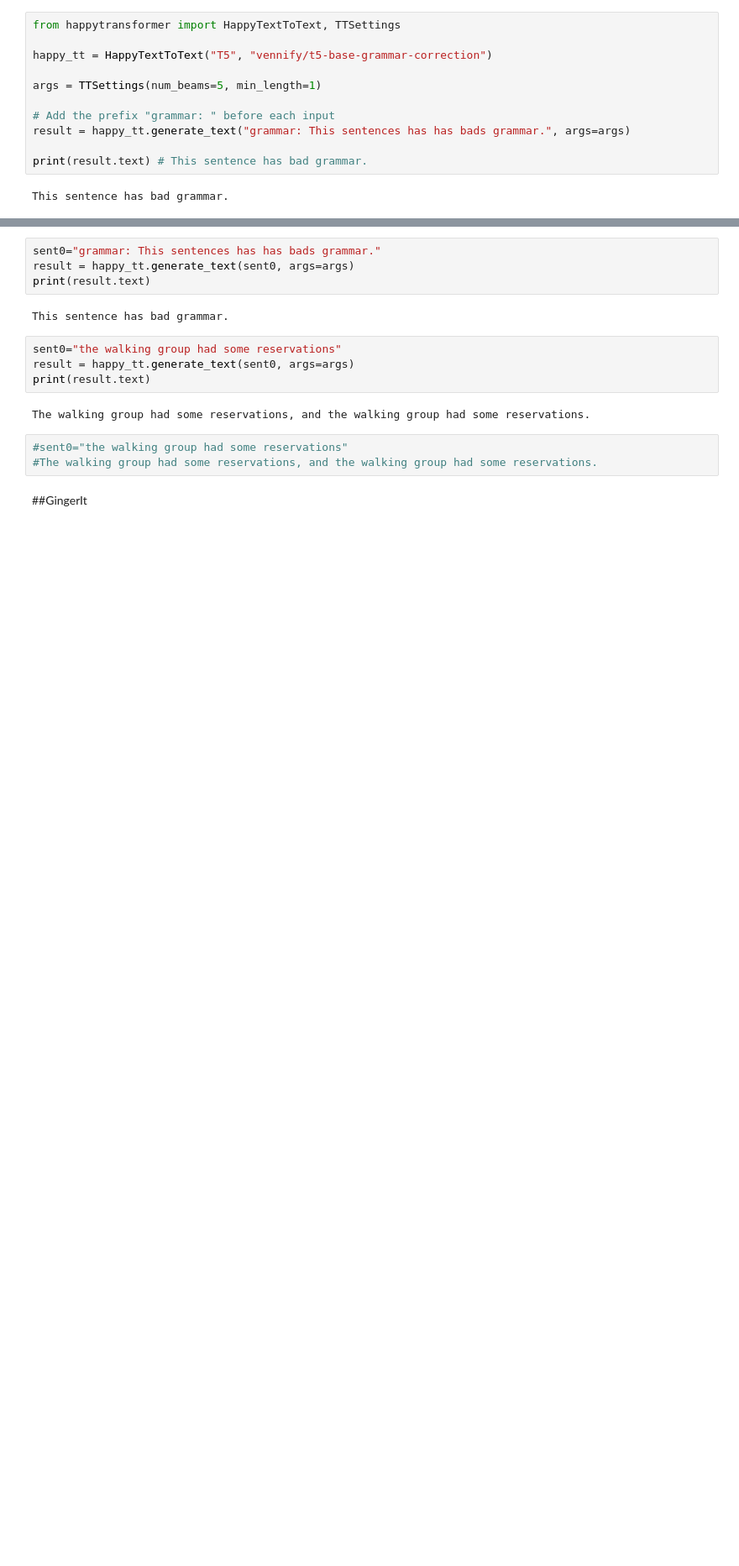
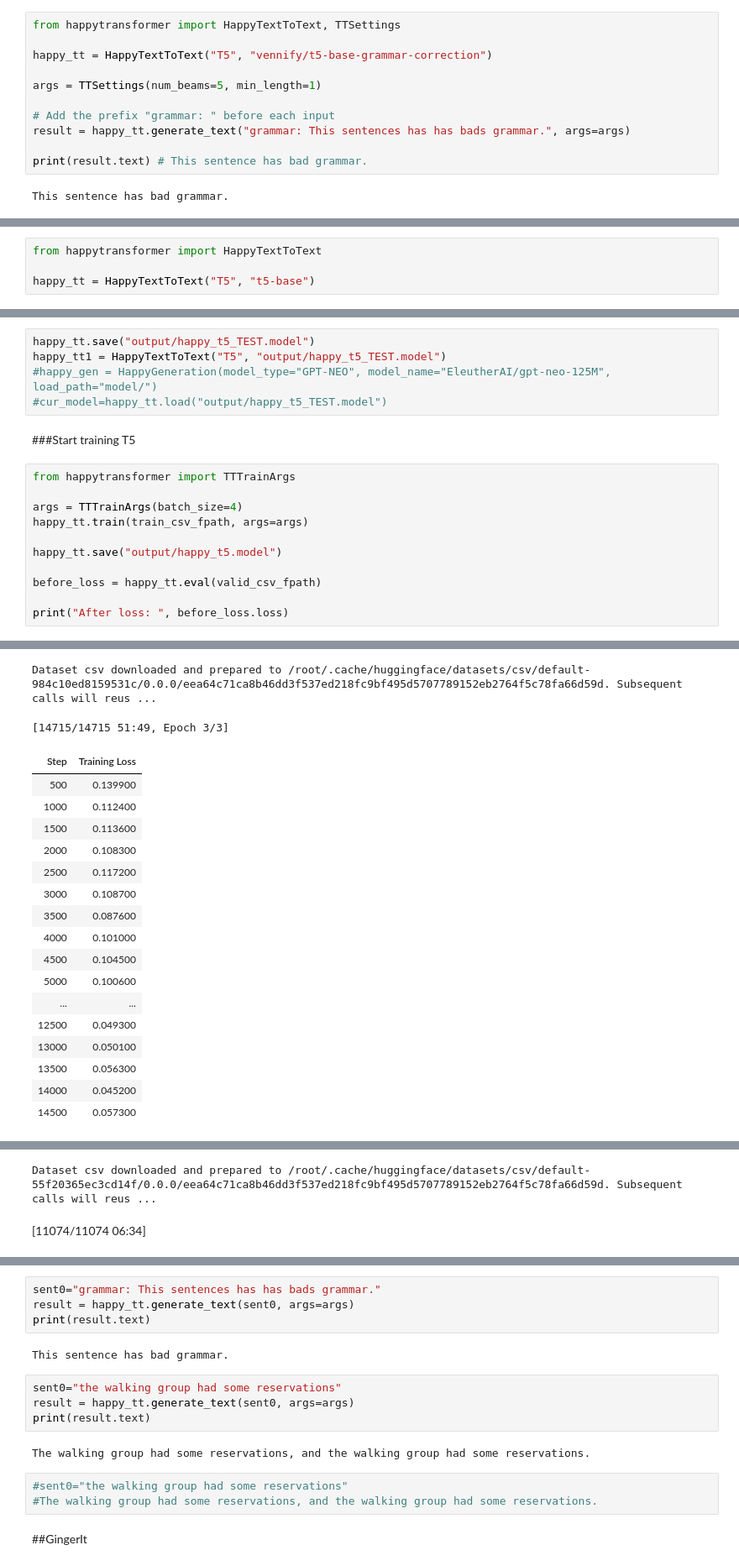
Before and after one commit to hmghaly/ai, a Jupyter notebook: ai_pre_editing.ipynb, the cells around one changed output, grey strips where cells are left out. Shown at 84% size. Drawn from its saved outputs; the diff is of its cells as text; blank space fills up the shorter version.

```diff
--- a/ai_pre_editing.ipynb
+++ b/ai_pre_editing.ipynb
@@ -3277,0 +4166,4 @@ What would you do?
+# %%
+from happytransformer import HappyTextToText
+
+happy_tt = HappyTextToText("T5", "t5-base")
@@ -3277,0 +4258,19 @@ What would you do?
+# %%
+happy_tt.save("output/happy_t5_TEST.model")
+happy_tt1 = HappyTextToText("T5", "output/happy_t5_TEST.model")
+#happy_gen = HappyGeneration(model_type="GPT-NEO", model_name="EleutherAI/gpt-neo-125M", load_path="model/")
+#cur_model=happy_tt.load("output/happy_t5_TEST.model")
+# %% [markdown]
+###Start training T5
+# %%
+from happytransformer import TTTrainArgs
+
+args = TTTrainArgs(batch_size=4)
+happy_tt.train(train_csv_fpath, args=args)
+
+happy_tt.save("output/happy_t5.model")
+
+before_loss = happy_tt.eval(valid_csv_fpath)
+
+print("After loss: ", before_loss.loss)
+# %% [output]
@@ -3277,0 +4278,19 @@ What would you do?
+Dataset csv downloaded and prepared to /root/.cache/huggingface/datasets/csv/default-984c10ed8159531c/0.0.0/eea64c71ca8b46dd3f537ed218fc9bf495d5707789152eb2764f5c78fa66d59d. Subsequent calls will reus ...
+[14715/14715 51:49, Epoch 3/3]
+| Step | Training Loss |
+| 500 | 0.139900 |
+| 1000 | 0.112400 |
+| 1500 | 0.113600 |
+| 2000 | 0.108300 |
+| 2500 | 0.117200 |
+| 3000 | 0.108700 |
+| 3500 | 0.087600 |
+| 4000 | 0.101000 |
+| 4500 | 0.104500 |
+| 5000 | 0.100600 |
+| ... | ... |
+| 12500 | 0.049300 |
+| 13000 | 0.050100 |
+| 13500 | 0.056300 |
+| 14000 | 0.045200 |
+| 14500 | 0.057300 |
@@ -3277,0 +4298,2 @@ What would you do?
+Dataset csv downloaded and prepared to /root/.cache/huggingface/datasets/csv/default-55f20365ec3cd14f/0.0.0/eea64c71ca8b46dd3f537ed218fc9bf495d5707789152eb2764f5c78fa66d59d. Subsequent calls will reus ...
+[11074/11074 06:34]
```
Also changed, not shown: parts of 66 cells of this notebook.
